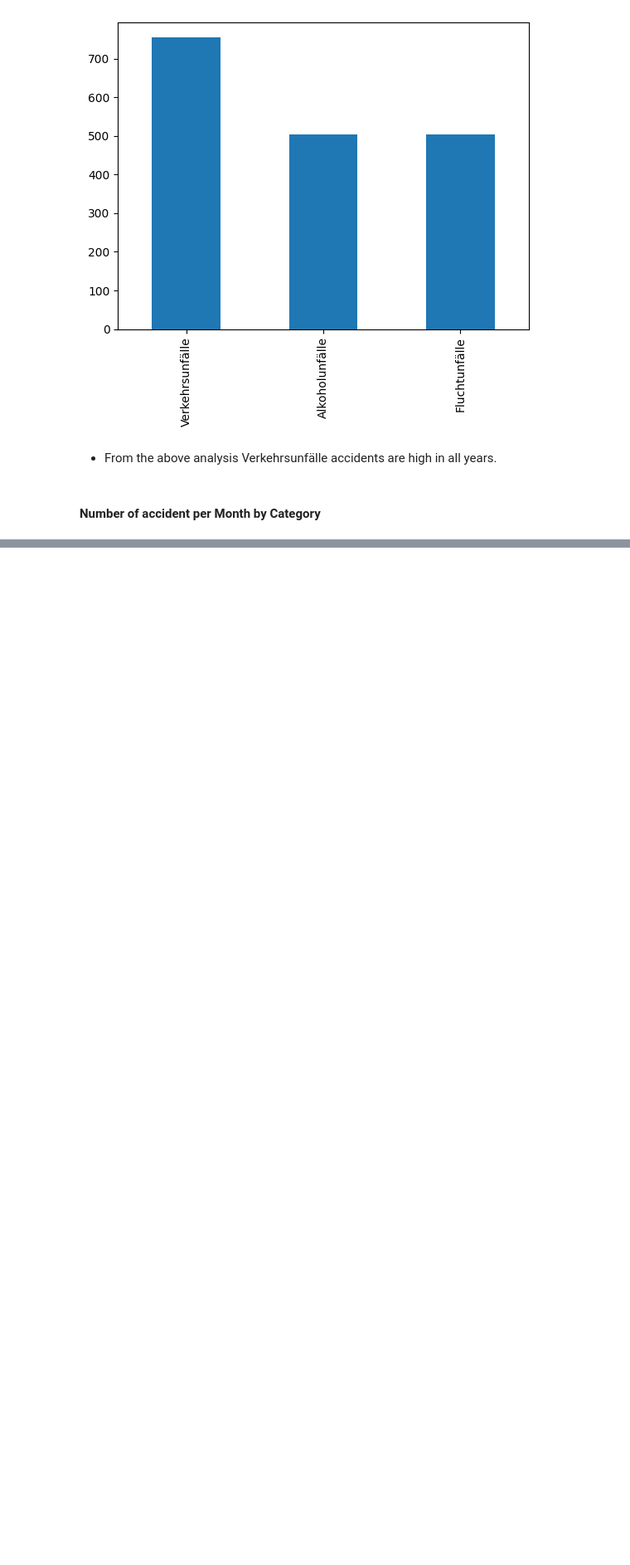
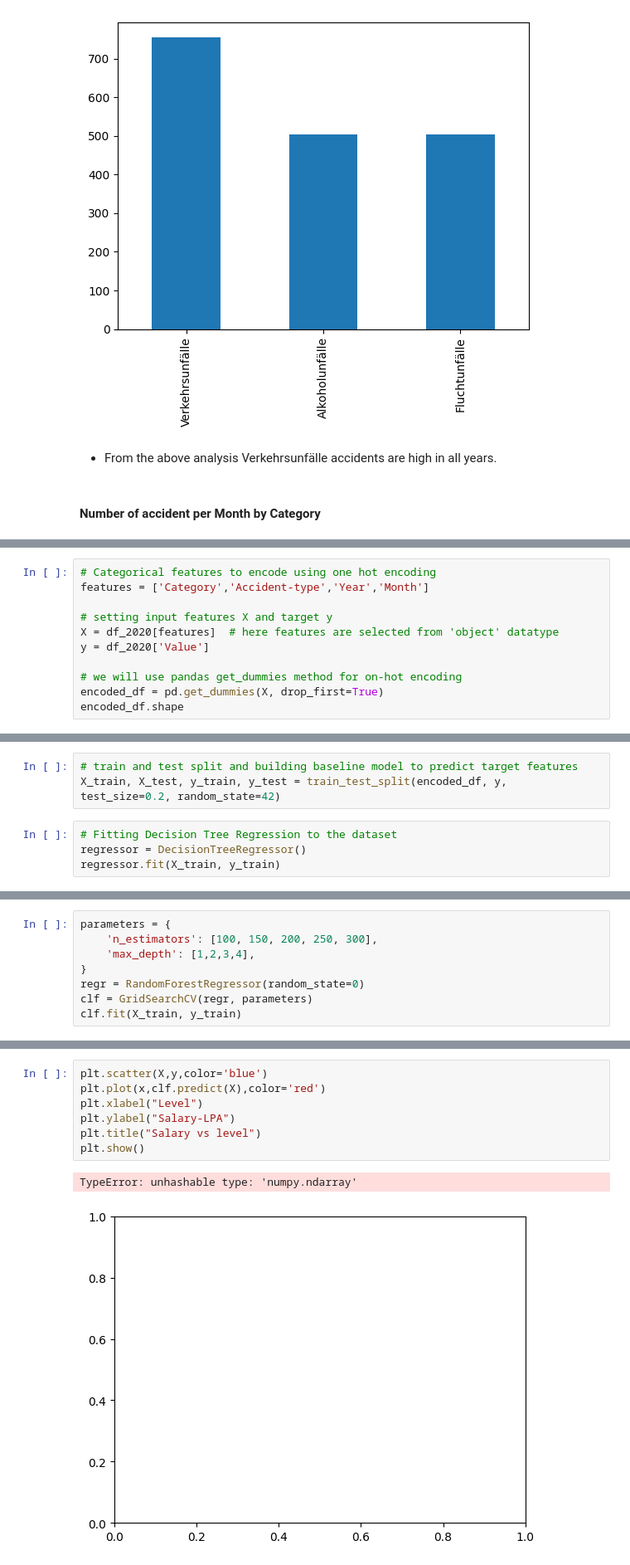
Before and after one commit to Sulochanaakki/munich_accidentdataset_modelbuilding, a Jupyter notebook: Notebook/dataanalysis.ipynb, the cells around one changed output, grey strips where cells are left out. Shown at 83% size. Drawn from its saved outputs; the diff is of its cells as text; blank space fills up the shorter version.

```diff
--- a/Notebook/dataanalysis.ipynb
+++ b/Notebook/dataanalysis.ipynb
@@ -340,0 +386,11 @@ plt.show
+# %%
+# Categorical features to encode using one hot encoding
+features = ['Category','Accident-type','Year','Month']
+
+# setting input features X and target y
+X = df_2020[features]  # here features are selected from 'object' datatype
+y = df_2020['Value']
+
+# we will use pandas get_dummies method for on-hot encoding
+encoded_df = pd.get_dummies(X, drop_first=True)
+encoded_df.shape
@@ -340,0 +408,7 @@ plt.show
+# %%
+# train and test split and building baseline model to predict target features
+X_train, X_test, y_train, y_test = train_test_split(encoded_df, y, test_size=0.2, random_state=42)
+# %%
+# Fitting Decision Tree Regression to the dataset
+regressor = DecisionTreeRegressor()
+regressor.fit(X_train, y_train)
@@ -340,0 +445,8 @@ plt.show
+# %%
+parameters = {
+    'n_estimators': [100, 150, 200, 250, 300],
+    'max_depth': [1,2,3,4],
+}
+regr = RandomForestRegressor(random_state=0)
+clf = GridSearchCV(regr, parameters)
+clf.fit(X_train, y_train)
@@ -340,0 +472,10 @@ plt.show
+# %%
+plt.scatter(X,y,color='blue')
+plt.plot(x,clf.predict(X),color='red')
+plt.xlabel("Level")
+plt.ylabel("Salary-LPA")
+plt.title("Salary vs level")
+plt.show()
+# %% [output]
+TypeError: unhashable type: 'numpy.ndarray'
+[figure, added]
```
Also changed, not shown: parts of 59 cells of this notebook.
